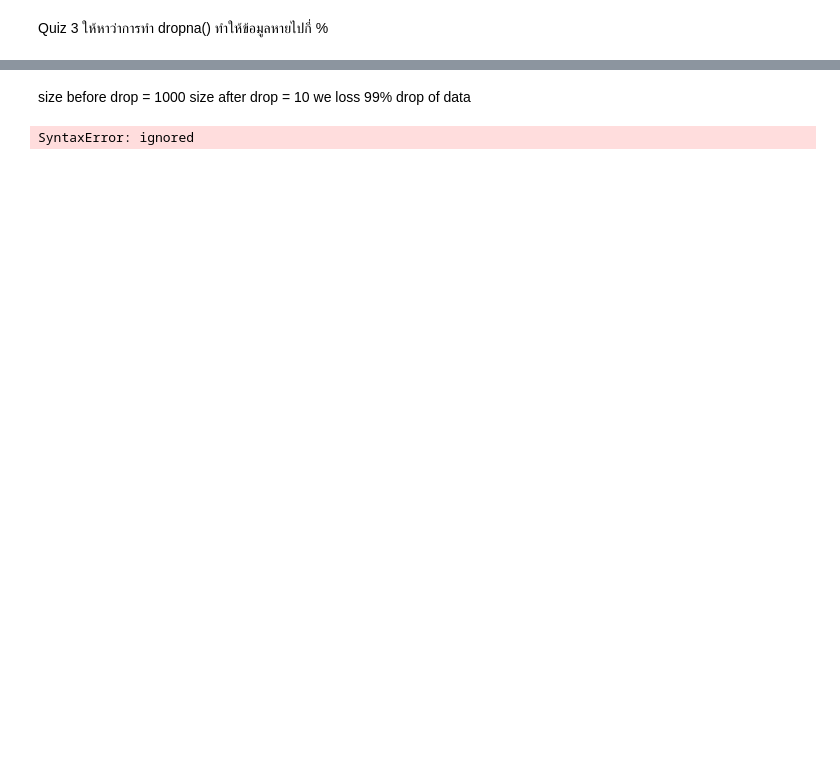
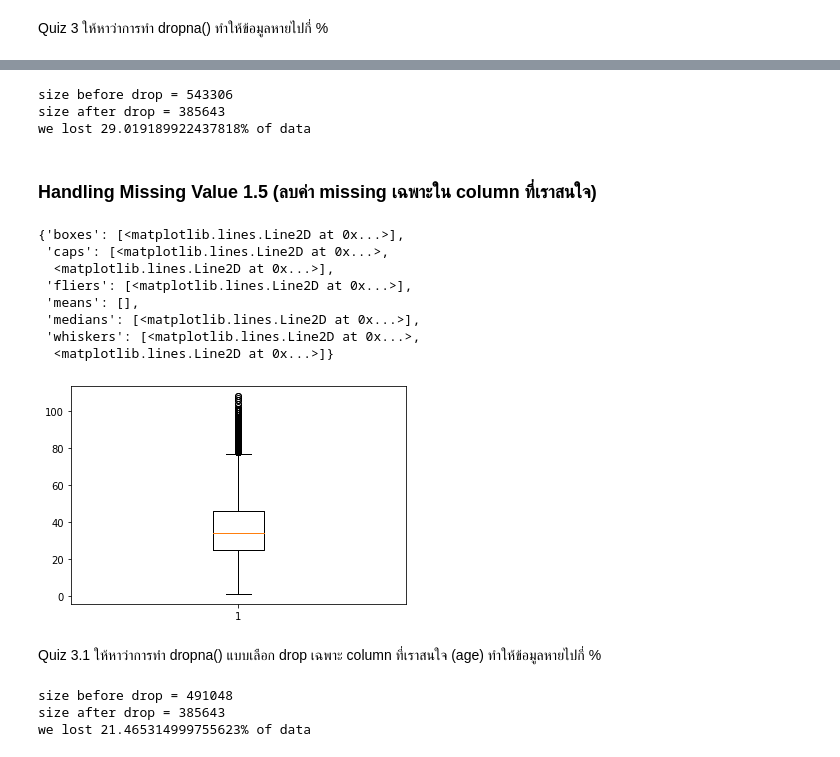
Before and after one commit to team0243/DWDM21, a Jupyter notebook: Data103(Chapter3).ipynb, the cells around one changed output, grey strips where cells are left out. Cells and saved outputs as stored; diff of their text form; code cells hidden in the pictures; blank space fills up the shorter version.

Commit message:
Quiz 3.1

```diff
--- a/Data103(Chapter3).ipynb
+++ b/Data103(Chapter3).ipynb
@@ -130,10 +203,26 @@ b = 547306
-# %% [markdown]
-size before drop = 1000
-size after drop = 10
-we loss 99% drop of data
-# %%
-size before drop = '547306
-size after drop = 385643
-we loss 99% drop of data
-# %% [output]
-SyntaxError: ignored
+# %%
+print(f'size before drop = {data_cases.shape[0]}')
+print(f'size after drop = {data_cases.dropna().shape[0]}')
+print(f'we lost {100*(removed/data_cases.shape[0])}% of data')
+# %% [output]
+size before drop = 543306
+size after drop = 385643
+we lost 29.019189922437818% of data
+# %% [markdown]
+### Handling Missing Value 1.5 (ลบค่า missing เฉพาะใน column ที่เราสนใจ)
+# %%
+data_cases_nomissingAge = data_cases.dropna(subset=['age'])
+# %%
+plt.boxplot(data_cases_nomissingAge['age'])
+# %% [output]
+{'boxes': [<matplotlib.lines.Line2D at 0x...>],
+ 'caps': [<matplotlib.lines.Line2D at 0x...>,
+  <matplotlib.lines.Line2D at 0x...>],
+ 'fliers': [<matplotlib.lines.Line2D at 0x...>],
+ 'means': [],
+ 'medians': [<matplotlib.lines.Line2D at 0x...>],
+ 'whiskers': [<matplotlib.lines.Line2D at 0x...>,
+  <matplotlib.lines.Line2D at 0x...>]}
+[figure, added]
+# %% [markdown]
+Quiz 3.1 ให้หาว่าการทำ dropna() แบบเลือก drop เฉพาะ column ที่เราสนใจ (age) ทำให้ข้อมูลหายไปกี่ %
@@ -139,0 +231,8 @@ SyntaxError: ignored
+# %%
+print(f'size before drop = {data_cases_nomissingAge.shape[0]}')
+print(f'size after drop = {data_cases_nomissingAge.dropna().shape[0]}')
+print(f'we lost {100*(removed/data_cases_nomissingAge.shape[0])}% of data')
+# %% [output]
+size before drop = 491048
+size after drop = 385643
+we lost 21.465314999755623% of data
```
Also changed, not shown: parts of 15 cells of this notebook.
